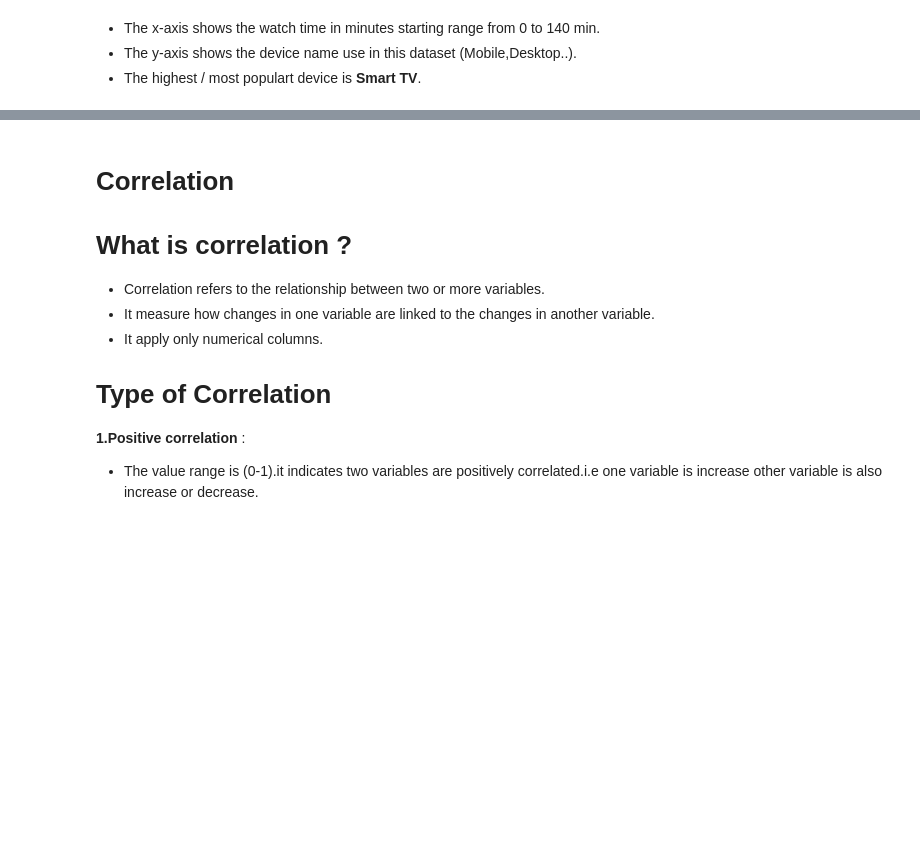
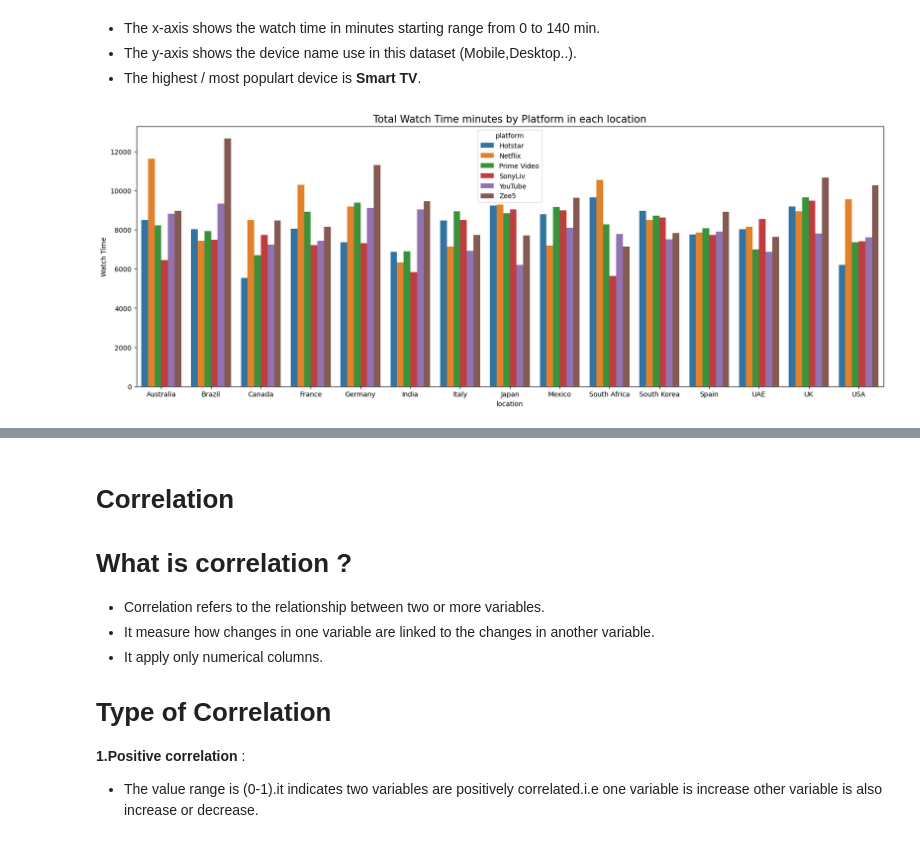
Before and after one commit to neha-13-7531/Streaming-watch-time-Dataset, a Jupyter notebook: Streaming Watchtime Dataset.ipynb, the cells around one changed output, grey strips where cells are left out. Drawn from its saved outputs; the diff is of its cells as text; code cells hidden in the pictures; blank space fills up the shorter version.

```diff
--- a/Streaming Watchtime Dataset.ipynb
+++ b/Streaming Watchtime Dataset.ipynb
@@ -577,3 +577,16 @@ plt.show()
 - The x-axis shows the watch time in minutes starting range from 0 to 140 min.
 - The y-axis shows the device name use in this dataset (Mobile,Desktop..).
 - The highest / most populart device is **Smart TV**.
+# %%
+# bar plot for location vs platform
+location_platform = df.groupby(['location', 'platform'])['watch_time_minutes'].sum().reset_index()
+
+plt.figure(figsize=(20, 7))
+sns.barplot(data=location_platform, x='location', y='watch_time_minutes', hue='platform')
+
+plt.title("Total Watch Time minutes by Platform in each location", fontsize=15)
+plt.xlabel("location")
+plt.ylabel("Watch Time")
+plt.show()
+# %% [output]
+[figure, added]
```
Also changed, not shown: parts of 3 cells of this notebook.
